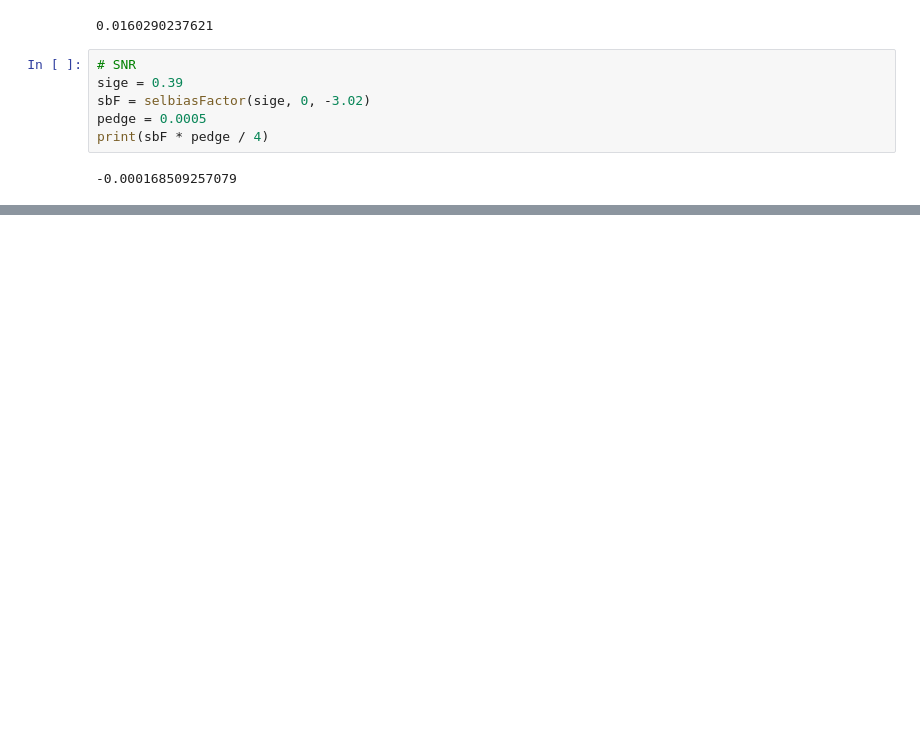
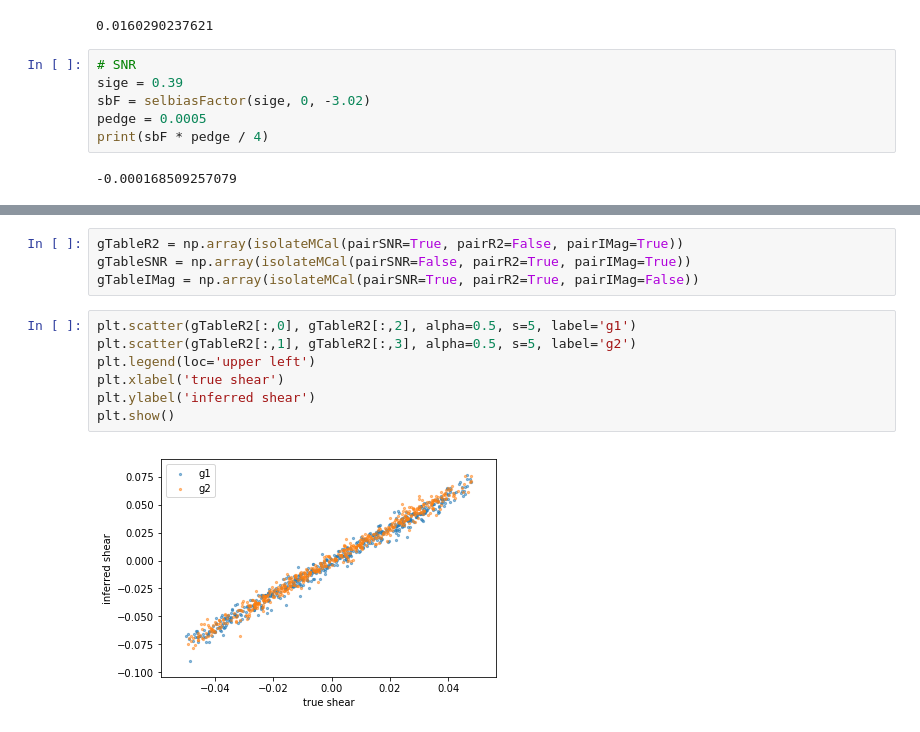
Before and after one commit to jmeyers314/silver-waffle, a Jupyter notebook: Selection Bias.ipynb, the cells around one changed output, grey strips where cells are left out. Drawn from its saved outputs; the diff is of its cells as text; blank space fills up the shorter version.

```diff
--- a/Selection Bias.ipynb
+++ b/Selection Bias.ipynb
@@ -473,0 +593,13 @@ print(sbFSK * pedge / 4)
+# %%
+gTableR2 = np.array(isolateMCal(pairSNR=True, pairR2=False, pairIMag=True))
+gTableSNR = np.array(isolateMCal(pairSNR=False, pairR2=True, pairIMag=True))
+gTableIMag = np.array(isolateMCal(pairSNR=True, pairR2=True, pairIMag=False))
+# %%
+plt.scatter(gTableR2[:,0], gTableR2[:,2], alpha=0.5, s=5, label='g1')
+plt.scatter(gTableR2[:,1], gTableR2[:,3], alpha=0.5, s=5, label='g2')
+plt.legend(loc='upper left')
+plt.xlabel('true shear')
+plt.ylabel('inferred shear')
+plt.show()
+# %% [output]
+[figure, added]
```
Also changed, not shown: parts of 30 cells of this notebook.
